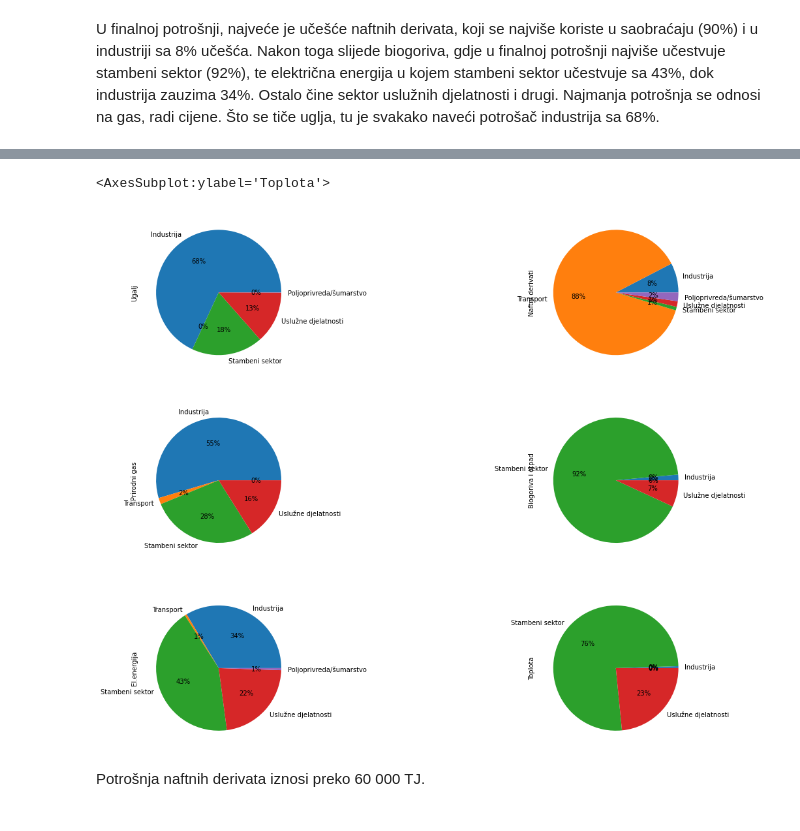
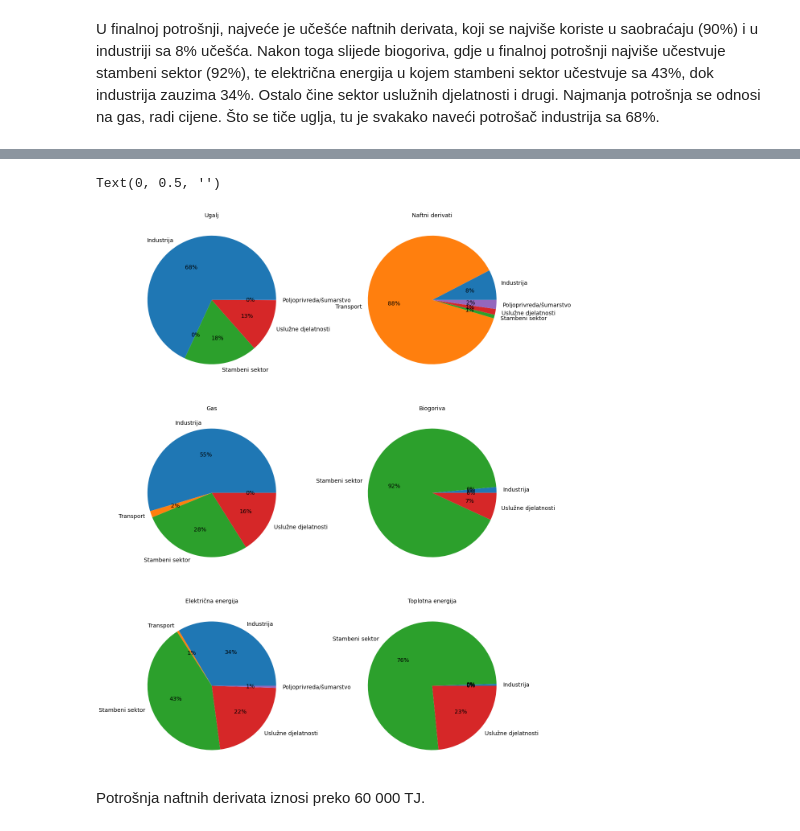
Before and after one commit to ehlimana/Electricity-analysis, a Jupyter notebook: Energy_balance.ipynb, the cells around one changed output, grey strips where cells are left out. Cells and saved outputs as stored; diff of their text form; code cells hidden in the pictures.

```diff
--- a/Energy_balance.ipynb
+++ b/Energy_balance.ipynb
@@ -360,42 +368,53 @@ Text(0.5, 0, 'TJ')
 # %%
 #coal_sector=(file_tr.loc["Coal",['Industry', 'Transport', 'Residential',
      #  'Commercial and public services']]/file_tr.loc["Coal","Total final consumption"])*100
 #oil_sector=(file_tr.loc["Oil products",['Industry', 'Transport', 'Residential',
      #  'Commercial and public services']]/file_tr.loc["Oil products","Total final consumption"])*100
 #gas_sector=(file_tr.loc["Natural gas",['Industry', 'Transport', 'Residential',
       # 'Commercial and public services']]/file_tr.loc["Natural gas","Total final consumption"])*100
 #biofuels_sector=(file_tr.loc['Biofuels and waste',['Industry', 'Transport', 'Residential',
      #  'Commercial and public services']]/file_tr.loc['Biofuels and waste',"Total final consumption"])*100
 #electricity_sector=(file_tr.loc["Electricity",['Industry', 'Transport', 'Residential',
       # 'Commercial and public services']]/file_tr.loc["Electricity","Total final consumption"])*100
 #heat_sector=(file_tr.loc["Heat",['Industry', 'Transport', 'Residential',
      #  'Commercial and public services']]/file_tr.loc["Heat","Total final consumption"])*100
 
 
-fig,ax=plt.subplots(ncols=2,nrows=3,figsize=(20,15))
+fig,ax=plt.subplots(ncols=2,nrows=3,figsize=(18,25))
 
 
 coal_sector=(file_tr.loc[bos_columns[0],bos_index[20:25]]/file_tr.loc[bos_columns[0],bos_index[19]])*100
-coal_sector.plot(kind="pie",autopct='%1.0f%%',ax=ax[0,0])
+coal_sector.plot(kind="pie",autopct='%1.0f%%',ax=ax[0,0],fontsize=14)
+ax[0,0].set_title("Ugalj",fontsize=14)
+ax[0,0].set_ylabel("",fontsize=14)
 
 oil_sector=(file_tr.loc[bos_columns[2],bos_index[20:25]]/file_tr.loc[bos_columns[2],bos_index[19]])*100
-oil_sector.plot(kind="pie",autopct='%1.0f%%',ax=ax[0,1])
-
+oil_sector.plot(kind="pie",autopct='%1.0f%%',ax=ax[0,1],fontsize=14)
+ax[0,1].set_title("Naftni derivati",fontsize=14)
+ax[0,1].set_ylabel("",fontsize=14)
 
 gas_sector=(file_tr.loc[bos_columns[3],bos_index[20:25]]/file_tr.loc[bos_columns[3],bos_index[19]])*100
-gas_sector.plot(kind="pie",autopct='%1.0f%%',ax=ax[1,0])
+gas_sector.plot(kind="pie",autopct='%1.0f%%',ax=ax[1,0],fontsize=14)
+ax[1,0].set_title("Gas",fontsize=14)
+ax[1,0].set_ylabel("",fontsize=14)
 
 biofuels_sector=(file_tr.loc[bos_columns[7],bos_index[20:25]]/file_tr.loc[bos_columns[7],bos_index[19]])*100
-biofuels_sector.plot(kind="pie",autopct='%1.0f%%',ax=ax[1,1])
+biofuels_sector.plot(kind="pie",autopct='%1.0f%%',ax=ax[1,1],fontsize=14)
+ax[1,1].set_title("Biogoriva",fontsize=14)
+ax[1,1].set_ylabel("",fontsize=14)
 
 electricity_sector=(file_tr.loc[bos_columns[8],bos_index[20:25]]/file_tr.loc[bos_columns[8],bos_index[19]])*100
-electricity_sector.plot(kind="pie",autopct='%1.0f%%',ax=ax[2,0])
+electricity_sector.plot(kind="pie",autopct='%1.0f%%',ax=ax[2,0],fontsize=14)
+ax[2,0].set_title("Električna energija",fontsize=14)
+ax[2,0].set_ylabel("",fontsize=14)
 
 heat_sector=(file_tr.loc[bos_columns[9],bos_index[20:25]]/file_tr.loc[bos_columns[9],bos_index[19]])*100
-heat_sector.plot(kind="pie",autopct='%1.0f%%',ax=ax[2,1])
+heat_sector.plot(kind="pie",autopct='%1.0f%%',ax=ax[2,1],fontsize=14)
+ax[2,1].set_title("Toplotna energija",fontsize=14)
+ax[2,1].set_ylabel("",fontsize=14)
 # %% [output]
-<AxesSubplot:ylabel='Toplota'>
+Text(0, 0.5, '')
-[figure, old version]
+[figure, new version]
 # %% [markdown]
 Potrošnja naftnih derivata iznosi preko 60 000 TJ.
 # %% [markdown]
```
Also changed, not shown: parts of 7 cells of this notebook, 1 other file.
